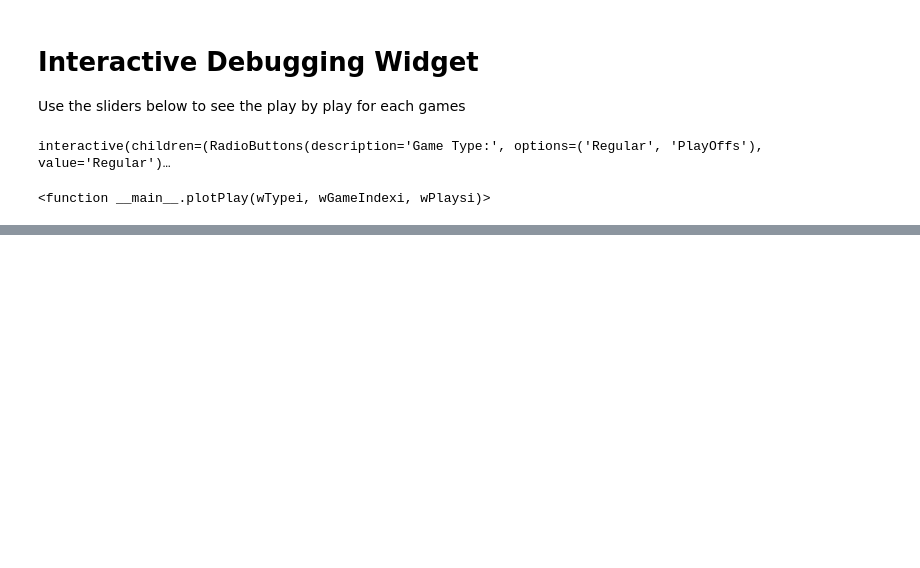
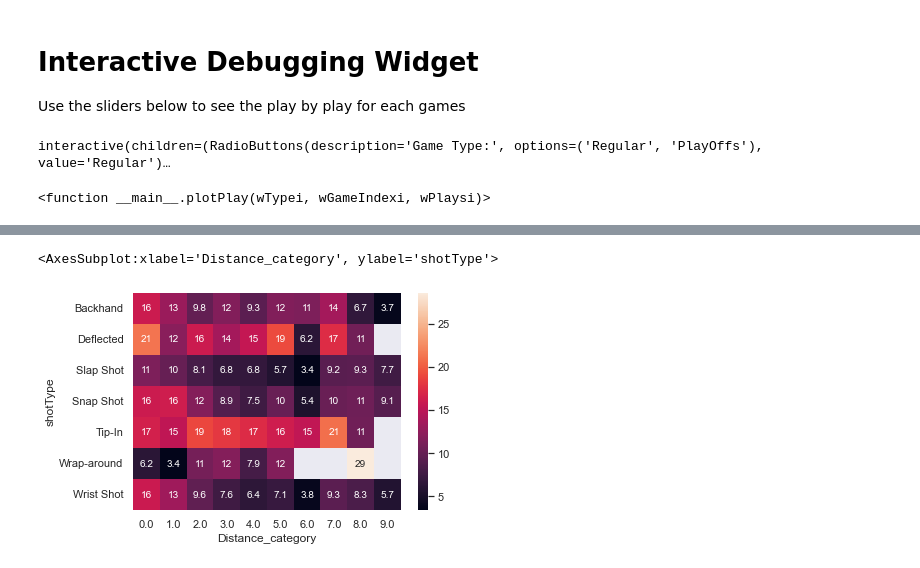
Before and after one commit to Jawing/ift6758-project-template-main, a Jupyter notebook: milestone1.ipynb, the cells around one changed output, grey strips where cells are left out. Saved outputs shown, nothing was run; the diff lists cells and outputs as text; code cells hidden in the pictures; blank space fills up the shorter version.

```diff
--- a/milestone1.ipynb
+++ b/milestone1.ipynb
@@ -240,0 +956,9 @@ interactive(children=(RadioButtons(description='Game Type:', options=('Regular',
+# %%
+#sns.set_theme(style="whitegrid")
+sns.set(rc = {'figure.figsize':(15,8)})
+
+
+# ax = sns.barplot(x='shotType', y='isGoal',data=df_2019)
+# ax1 = ax.twinx()
+# df_2019.dropna(inplace = True)
+df_2019.shape
@@ -240,0 +1028,4 @@ interactive(children=(RadioButtons(description='Game Type:', options=('Regular',
+# %%
+abc = pd.pivot_table(percentage_goals, values='isGoal', index=['shotType'],
+                    columns=['Distance_category'])
+# set_index('shotType')
@@ -240,0 +1055,7 @@ interactive(children=(RadioButtons(description='Game Type:', options=('Regular',
+# %%
+#sns.heatmap(abc, annot =True)
+mask = abc.isna()
+sns.heatmap(abc, mask=mask,annot = True)
+# %% [output]
+<AxesSubplot:xlabel='Distance_category', ylabel='shotType'>
+[figure, added]
```
Also changed, not shown: parts of 38 cells of this notebook, 1 other file.
